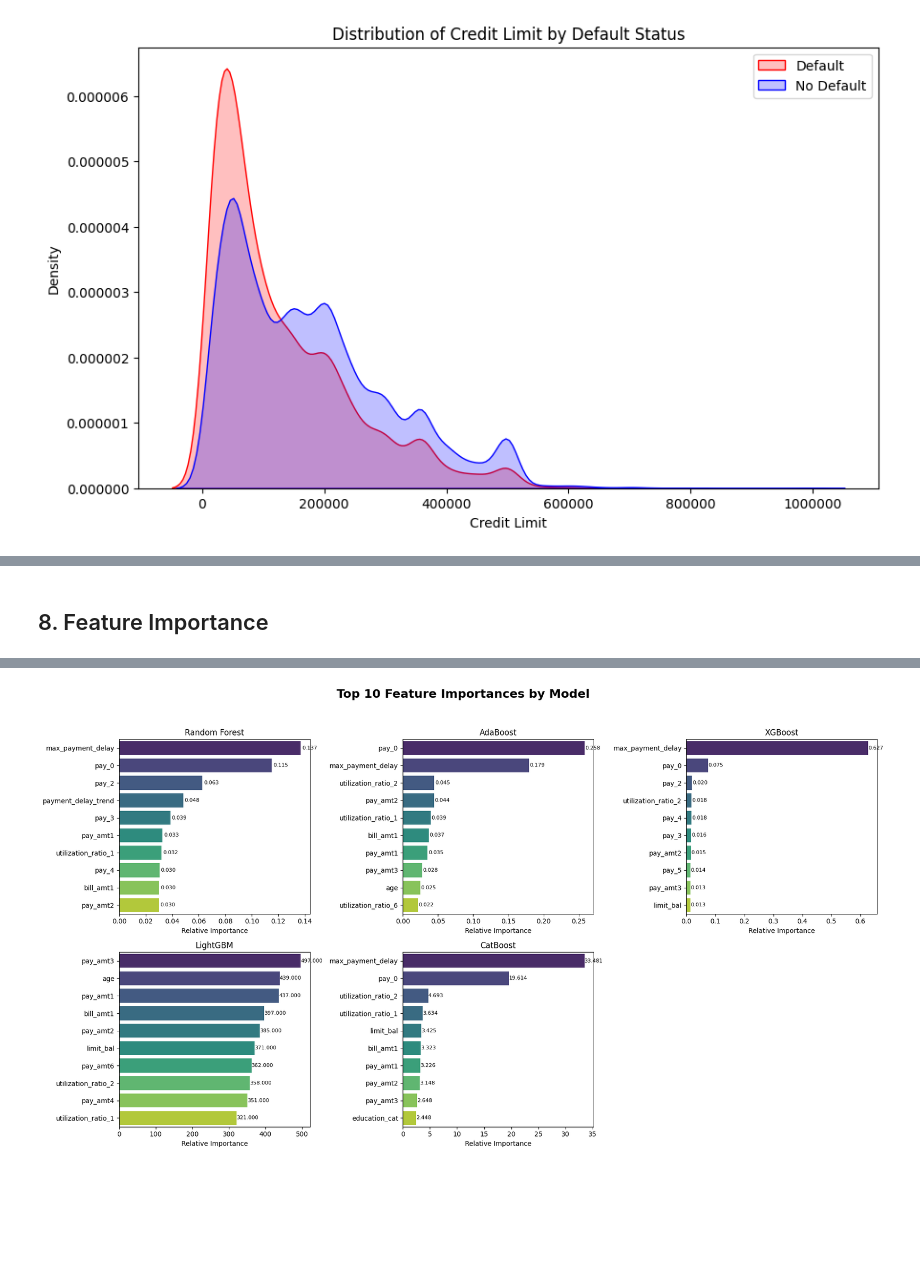
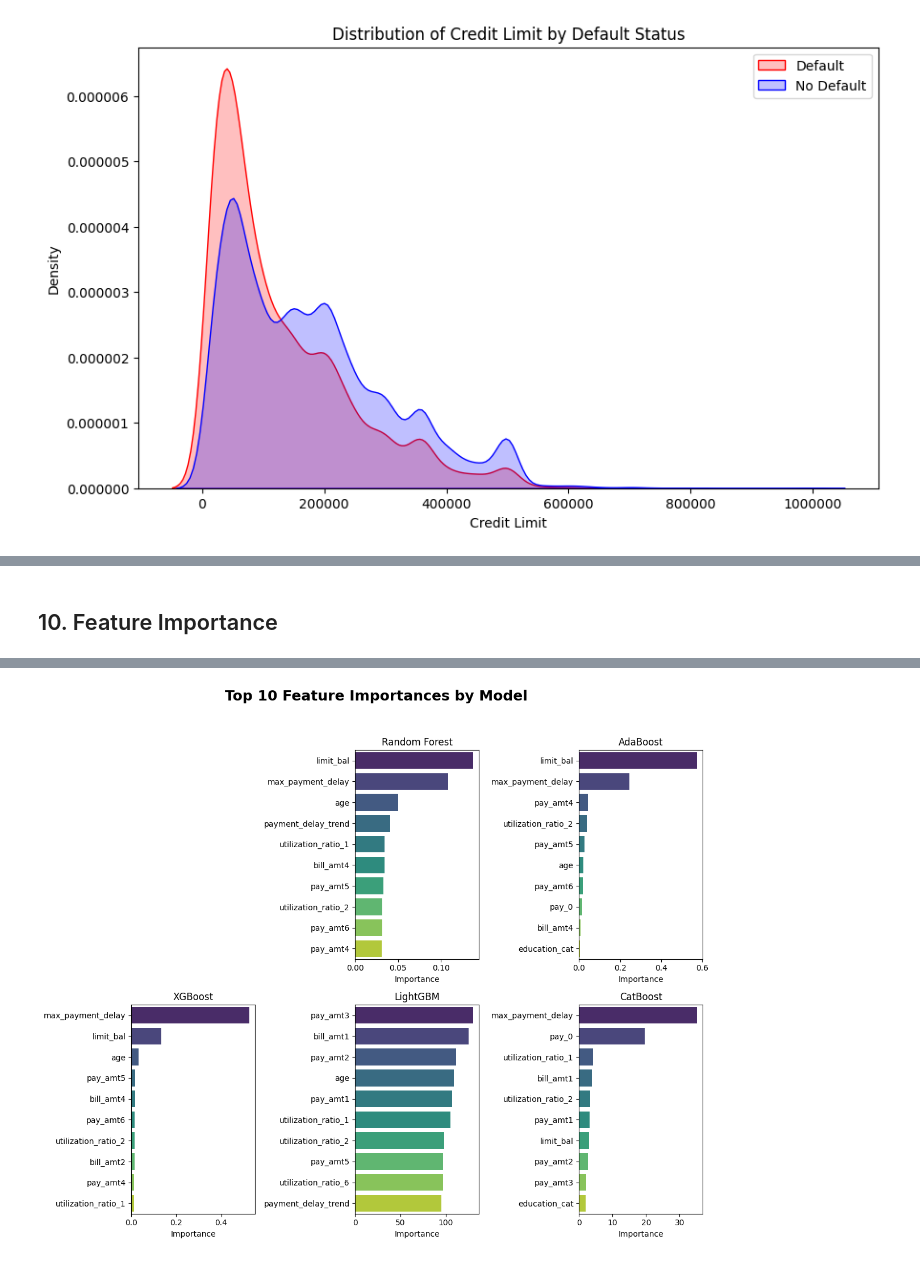
Before and after one commit to Yahlawat/Credit-Card-Default-Prediction, a Jupyter notebook: notebooks/default_prediction.ipynb, the cells around one changed output, grey strips where cells are left out. Drawn from its saved outputs; the diff is of its cells as text; code cells hidden in the pictures; blank space fills up the shorter version.

```diff
--- a/notebooks/default_prediction.ipynb
+++ b/notebooks/default_prediction.ipynb
@@ -557 +641,6 @@ Name: proportion, dtype: float64
+# %%
+# Preprocess
+tree_preprocessor = ColumnTransformer([
+    ("cat", OrdinalEncoder(handle_unknown="use_encoded_value", unknown_value=-1), cat_cols)
+], remainder="passthrough")
 # %%
@@ -623,35 +733,34 @@ model_configs = {
 }
 # %%
 # Train and tune models
-best_models = {}
 for model_name, config in model_configs.items():
     print(f"\nTraining and tuning {model_name}...")
 
     start_time = time.time()
 
     search = RandomizedSearchCV(
-        estimator=config["model"],
+        estimator=config["pipeline"],
         param_distributions=config["tuning_params"],
-        n_iter=25,
+        n_iter=15,
         cv=kf,
         scoring="f1",
         n_jobs=-1,
-        verbose=0,
+        verbose=1,
         random_state=RANDOM_STATE,
     )
 
     search.fit(X_train, y_train)
 
-    # Track end time
     end_time = time.time()
     duration = end_time - start_time
 
-    # Store best model and metadata
     best_models[model_name] = {
         "best_estimator": search.best_estimator_,
         "training_time_seconds": duration,
         "best_params": search.best_params_,
         "best_f1_score": search.best_score_,
     }
+
+    print(f"{model_name} done. Best F1: {search.best_score_:.4f} | Time: {duration:.1f}s")
 # %% [output]
 Training and tuning Random Forest...
@@ -828,55 +883,41 @@ weighted avg       0.79      0.79      0.79      6000
 # %% [markdown]
-## 8. Feature Importance<a name="feature-importance"></a>
+## 10. Feature Importance<a name="feature-importance"></a>
 # %%
-# Feature Importance Analysis
-fig, axes = plt.subplots(2, 3, figsize=(18, 10))
+# Simple Feature Importance Plot for Supported Models
+fig, axes = plt.subplots(2, 3, figsize=(12, 10))
 axes = axes.flatten()
-
 fig.suptitle("Top 10 Feature Importances by Model", fontsize=18, fontweight='bold')
 
-print("\nFeature Importance Summary:")
-print("=" * 60)
-
 for idx, (model_name, model_info) in enumerate(best_models.items()):
-    if idx >= 6:
+    if idx >= len(axes):
         break
 
     model = model_info["best_estimator"]
 
-    if hasattr(model, "feature_importances_"):
-        importances = model.feature_importances_
-        indices = np.argsort(importances)[::-1]
+    # Get classifier from pipeline
+    clf = model.named_steps["clf"] if hasattr(model, "named_steps") else model
 
-        # Get feature names
-        feature_names = X_train.columns if hasattr(X_train, 'columns') else [f"Feature {i}" for i in range(len(importances))]
-        top_features = [feature_names[i] for i in indices[:10]]
-        top_importances = importances[indices[:10]]
+    if not hasattr(clf, "feature_importances_"):
+        print(f"{model_name}: Feature importance not available.\n")
+        fig.delaxes(axes[idx])
+        continue
 
-        print(f"\n{model_name} Top 10 Features:")
-        print("-" * 40)
-        for f, imp in zip(top_features, top_importances):
-            print(f"{f:<30}: {imp:.4f}")
+    importances = clf.feature_importances_
+    feature_names = X_train.columns if hasattr(X_train, "columns") else [f"Feature {i}" for i in range(len(importances))]
 
-        # Plot barplot
-        sns.barplot(
-            x=top_importances,
-            y=top_features,
-            palette="viridis",
-            ax=axes[idx]
-        )
-        axes[idx].set_title(f"{model_name}")
-        axes[idx].set_xlabel("Relative Importance")
-        axes[idx].set_ylabel("")
+    # Get top 10 features
+    indices = np.argsort(importances)[-10:][::-1]
+    top_features = [feature_names[i] for i in indices]
+    top_importances = importances[indices]
 
-        # Add value labels
-        for i, v in enumerate(top_importances):
-            axes[idx].text(v + 0.001, i, f"{v:.3f}", va='center', fontsize=8)
-    else:
-        print(f"\n{model_name} does not support feature importances.")
-        fig.delaxes(axes[idx])  # Remove unused plot
+    # Plot
+    sns.barplot(x=top_importances, y=top_features, ax=axes[idx], palette="viridis")
+    axes[idx].set_title(model_name)
+    axes[idx].set_xlabel("Importance")
+    axes[idx].set_ylabel("")
 
-# Hide any extra subplots in the grid
-for j in range(len(best_models), 6):
+# Remove extra subplots
+for j in range(idx + 1, len(axes)):
     fig.delaxes(axes[j])
 
 plt.tight_layout(rect=[0, 0, 1, 0.95])
@@ -902 +927 @@ education_cat                 : 2.4482
-[figure, old version]
+[figure, new version]
```
Also changed, not shown: parts of 63 cells of this notebook, 3 other files.
